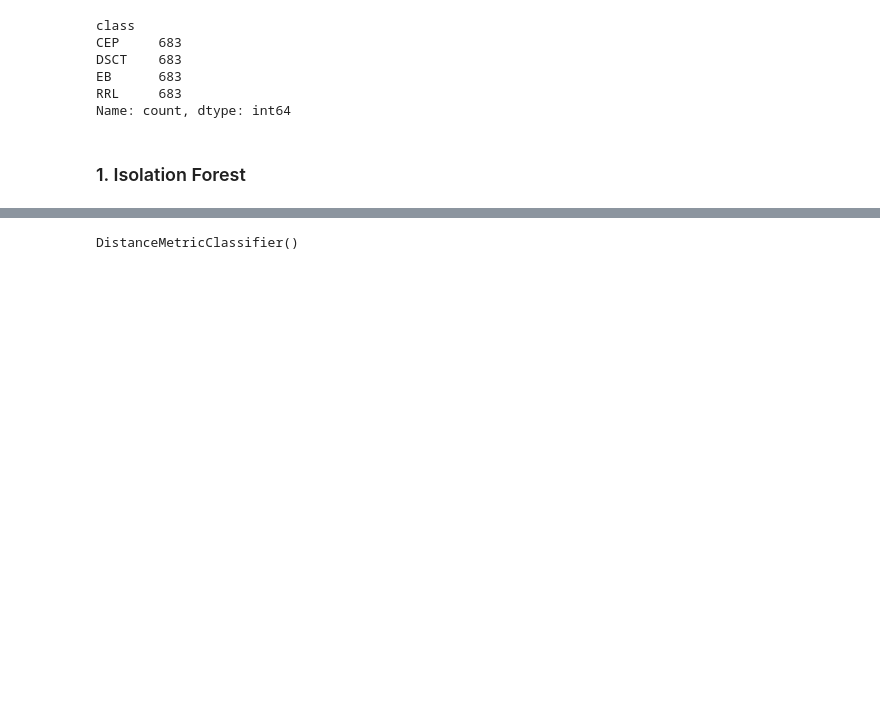
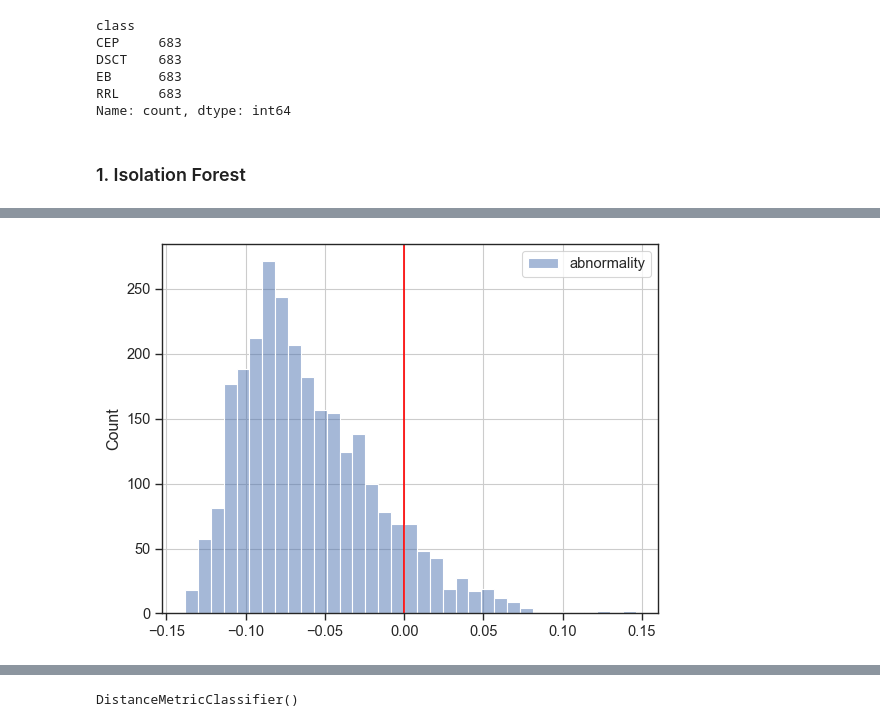
Before and after one commit to sidchaini/DistanceAnomalies, a Jupyter notebook: 03. distances features eda/03c. dcpy outliers.ipynb, the cells around one changed output, grey strips where cells are left out. Cells and saved outputs as stored; diff of their text form; code cells hidden in the pictures; blank space fills up the shorter version.

```diff
--- a/03. distances features eda/03c. dcpy outliers.ipynb
+++ b/03. distances features eda/03c. dcpy outliers.ipynb
@@ -75,0 +72,5 @@ print(scores_pred_Norm.max())
+# %%
+abornmality = -scores_pred_Norm
+iforest_df = pd.DataFrame(abornmality, columns=["abnormality"]) # higher is more abnormal
+iforest_df.index.name = "sample_num"
+iforest_df=iforest_df.sort_values(by="abnormality", ascending=False)
@@ -76 +94,7 @@ print(scores_pred_Norm.max())
+# %%
+sns.histplot(iforest_df)
+plt.axvline(x=0, color="red",label="outlier boundary")
+plt.show()
+# %% [output]
+[figure, added]
 # %% [markdown]
```
Also changed, not shown: parts of 18 cells of this notebook.
